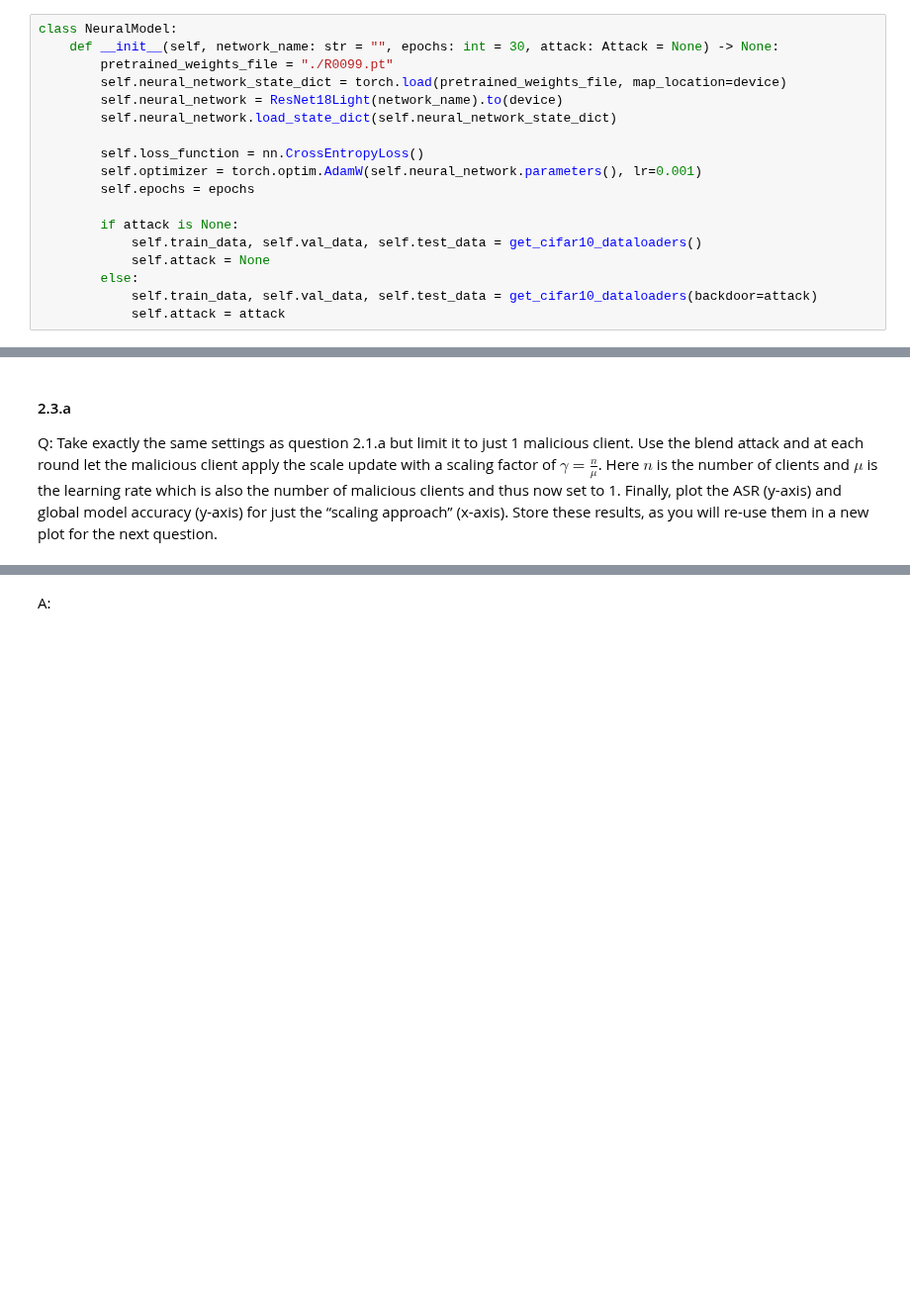
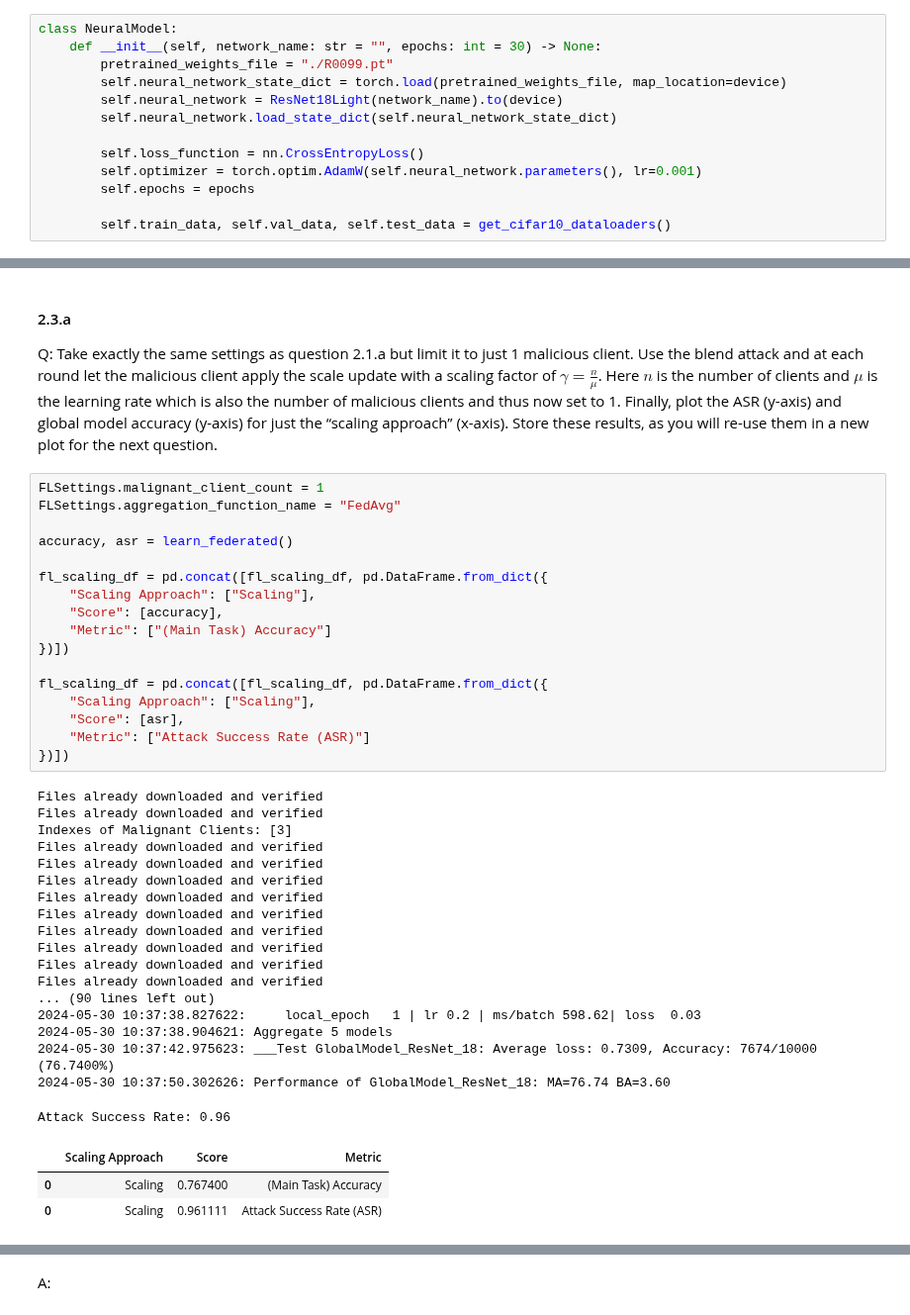
Before and after one commit to daanbrugmans/ru-security-and-privacy-of-machine-learning-23-24, a Jupyter notebook: assignments/assignment-3/assignment-3.ipynb, the cells around one changed output, grey strips where cells are left out. Shown at 99% size. Drawn from its saved outputs; the diff is of its cells as text; blank space fills up the shorter version.

```diff
--- a/assignments/assignment-3/assignment-3.ipynb
+++ b/assignments/assignment-3/assignment-3.ipynb
@@ -272,7 +196,7 @@ In my opinion, this makes performing varying attacks very clean: with only a few
 This makes the experiments easy to read and hides away set implementation details.
 # %%
 class NeuralModel:
-    def __init__(self, network_name: str = "", epochs: int = 30, attack: Attack = None) -> None:
+    def __init__(self, network_name: str = "", epochs: int = 30) -> None:
         pretrained_weights_file = "./R0099.pt"
         self.neural_network_state_dict = torch.load(pretrained_weights_file, map_location=device)
         self.neural_network = ResNet18Light(network_name).to(device)
@@ -282,12 +206,7 @@ class NeuralModel:
         self.optimizer = torch.optim.AdamW(self.neural_network.parameters(), lr=0.001)
         self.epochs = epochs
 
-        if attack is None:
-            self.train_data, self.val_data, self.test_data = get_cifar10_dataloaders()
-            self.attack = None
-        else:
-            self.train_data, self.val_data, self.test_data = get_cifar10_dataloaders(backdoor=attack)
-            self.attack = attack
+        self.train_data, self.val_data, self.test_data = get_cifar10_dataloaders()
 # %% [markdown]
 ### 1.6 Metrics
 
@@ -1043,3 +976,42 @@ clients and $\mu$ is the learning rate which is also the number of malicious cli
 and thus now set to 1. Finally, plot the ASR (y-axis) and global model accuracy
 (y-axis) for just the “scaling approach” (x-axis). Store these results, as you will
 re-use them in a new plot for the next question.
+# %%
+FLSettings.malignant_client_count = 1
+FLSettings.aggregation_function_name = "FedAvg"
+
+accuracy, asr = learn_federated()
+
+fl_scaling_df = pd.concat([fl_scaling_df, pd.DataFrame.from_dict({
+    "Scaling Approach": ["Scaling"],
+    "Score": [accuracy],
+    "Metric": ["(Main Task) Accuracy"]
+})])
+
+fl_scaling_df = pd.concat([fl_scaling_df, pd.DataFrame.from_dict({
+    "Scaling Approach": ["Scaling"],
+    "Score": [asr],
+    "Metric": ["Attack Success Rate (ASR)"]
+})])
+# %% [output]
+Files already downloaded and verified
+Files already downloaded and verified
+Indexes of Malignant Clients: [3]
+Files already downloaded and verified
+Files already downloaded and verified
+Files already downloaded and verified
+Files already downloaded and verified
+Files already downloaded and verified
+Files already downloaded and verified
+Files already downloaded and verified
+Files already downloaded and verified
+Files already downloaded and verified
+... (90 lines left out)
+2024-05-30 10:37:38.827622:     local_epoch   1 | lr 0.2 | ms/batch 598.62| loss  0.03
+2024-05-30 10:37:38.904621: Aggregate 5 models
+2024-05-30 10:37:42.975623: ___Test GlobalModel_ResNet_18: Average loss: 0.7309, Accuracy: 7674/10000 (76.7400%)
+2024-05-30 10:37:50.302626: Performance of GlobalModel_ResNet_18: MA=76.74 BA=3.60
+Attack Success Rate: 0.96
+|  | Scaling Approach | Score | Metric |
+| 0 | Scaling | 0.767400 | (Main Task) Accuracy |
+| 0 | Scaling | 0.961111 | Attack Success Rate (ASR) |
```
Also changed, not shown: parts of 22 cells of this notebook, 2 other files.
